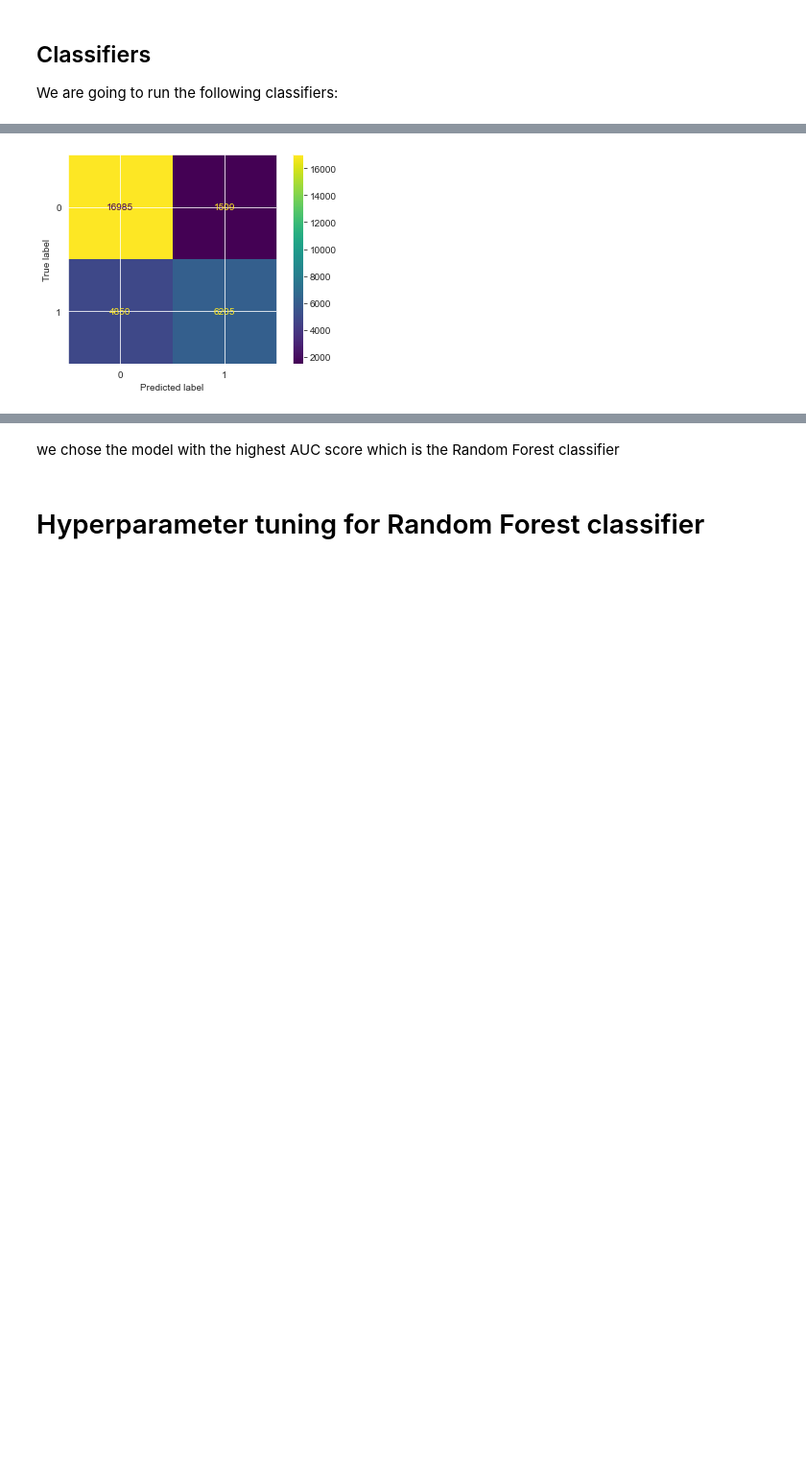
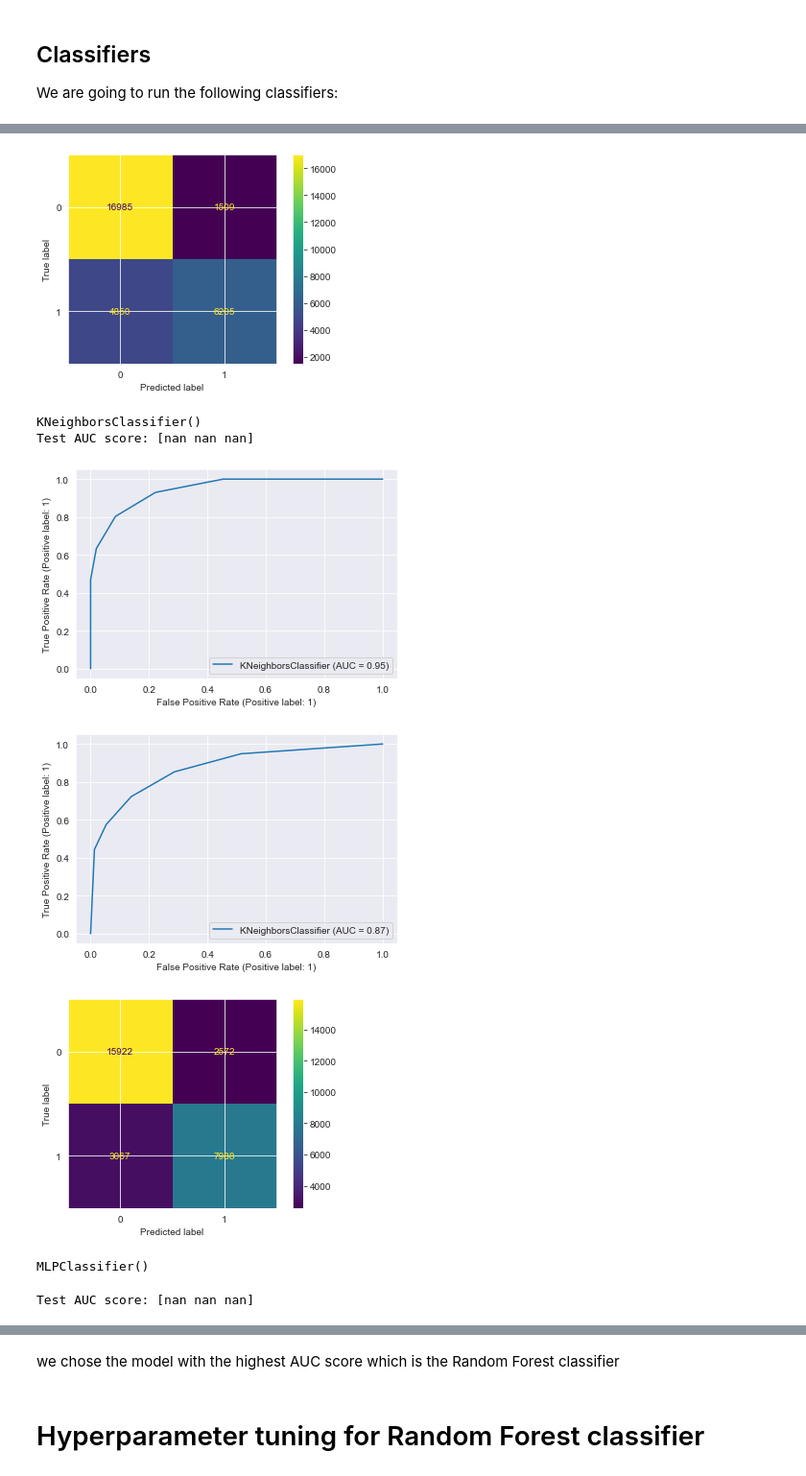
Before and after one commit to Guydada/Machine-Learning-Project---Guy-and-Tamar, a Jupyter notebook: Project.ipynb, the cells around one changed output, grey strips where cells are left out. Shown at 96% size. Drawn from its saved outputs; the diff is of its cells as text; code cells hidden in the pictures; blank space fills up the shorter version.

```diff
--- a/Project.ipynb
+++ b/Project.ipynb
@@ -609,7 +613,9 @@ for clf in clfs:
     plot_roc_curve(clf,X_train, y_train['cancelation'])
     plot_roc_curve(clf,X_test, y_test['cancelation'])
     plot_confusion_matrix(clf,X_test, y_test['cancelation'] )
-    print("Test accuracy_score" % (clf.predict(X_test), y_test['cancelation']))
+    fpr, tpr, thresholds = roc_curve(y_test['cancelation'], clf.predict(X_test), pos_label=2)
+    auc(fpr, tpr)
+    print("Test AUC score:" , (tpr)/(fpr+tpr))
     plt.show()
 # %% [output]
 LogisticRegression()
@@ -617,3 +623,10 @@ TypeError: not all arguments converted during string formatting
 [figure]
 [figure]
 [figure]
+KNeighborsClassifier()
+Test AUC score: [nan nan nan]
+[figure, added]
+[figure, added]
+[figure, added]
+MLPClassifier()
+Test AUC score: [nan nan nan]
```
Also changed, not shown: parts of 10 cells of this notebook.
